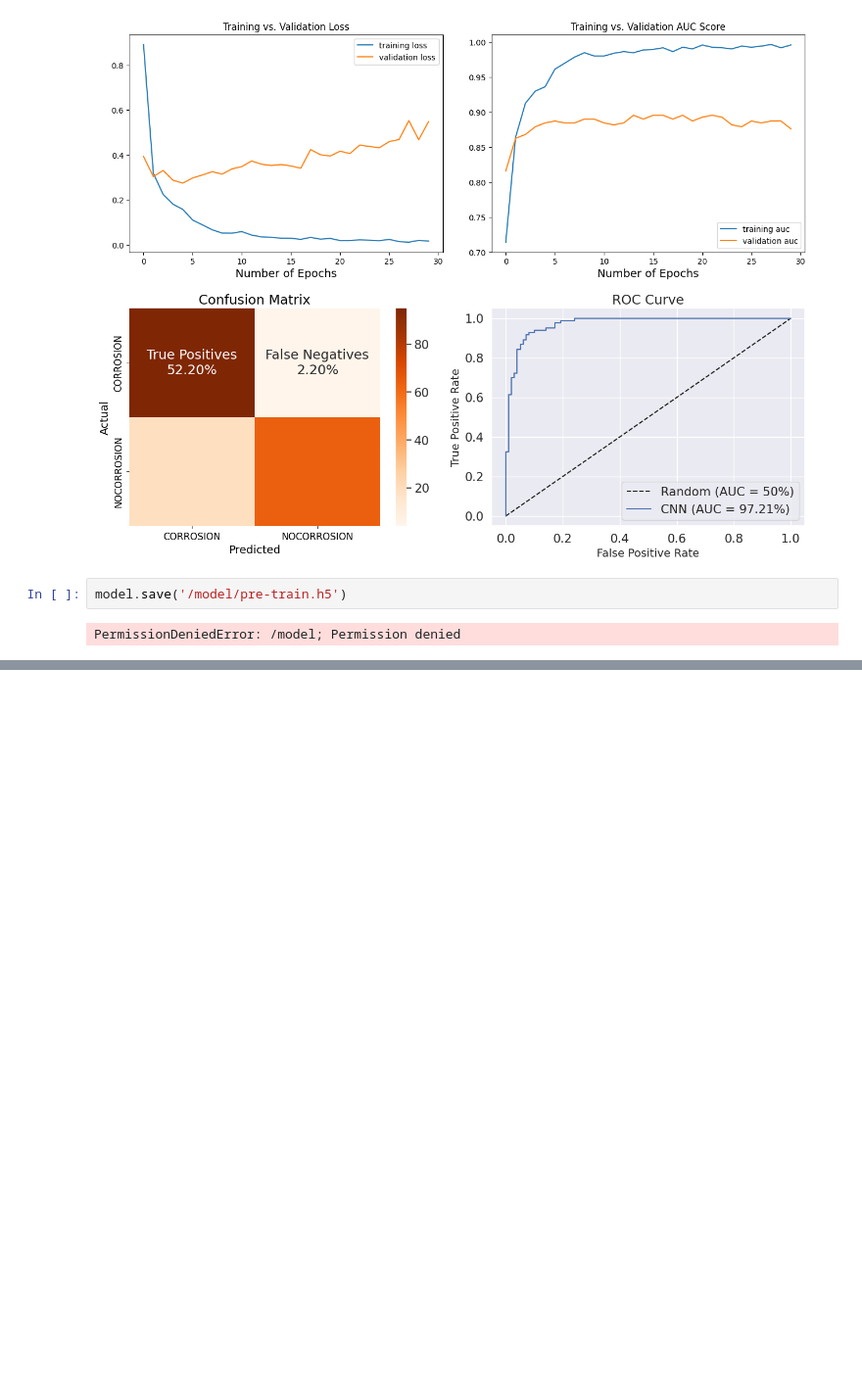
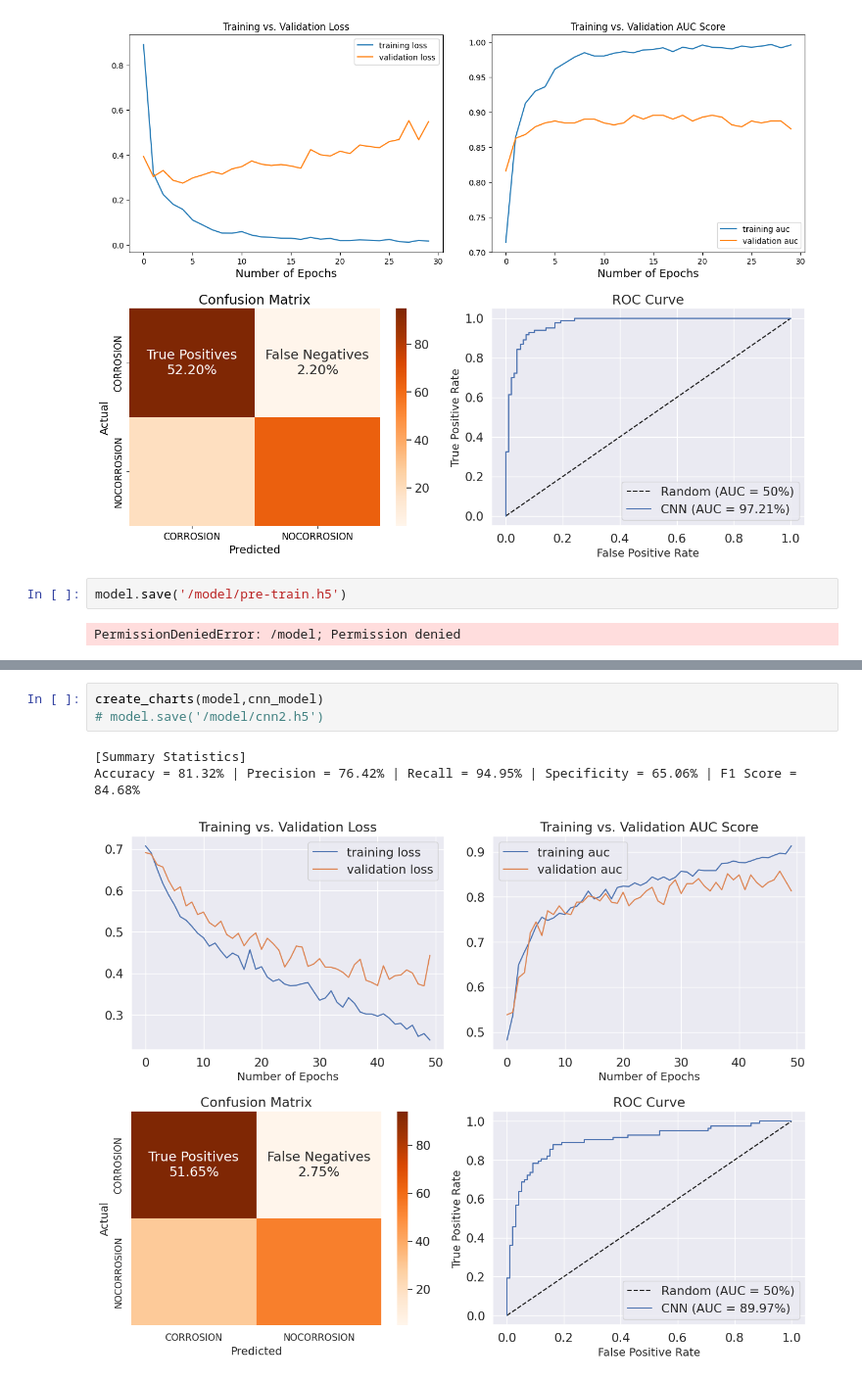
Before and after one commit to mizanulridhoaohana/TUBES-JST, a Jupyter notebook: CNN.ipynb, the cells around one changed output, grey strips where cells are left out. Shown at 98% size. Drawn from its saved outputs; the diff is of its cells as text; blank space fills up the shorter version.

```diff
--- a/CNN.ipynb
+++ b/CNN.ipynb
@@ -722,0 +814,7 @@ PermissionDeniedError: /model; Permission denied
+# %%
+create_charts(model,cnn_model)
+# model.save('/model/cnn2.h5')
+# %% [output]
+[Summary Statistics]
+Accuracy = 81.32% | Precision = 76.42% | Recall = 94.95% | Specificity = 65.06% | F1 Score = 84.68%
+[figure, added]
```
Also changed, not shown: parts of 12 cells of this notebook, 1 other file.
